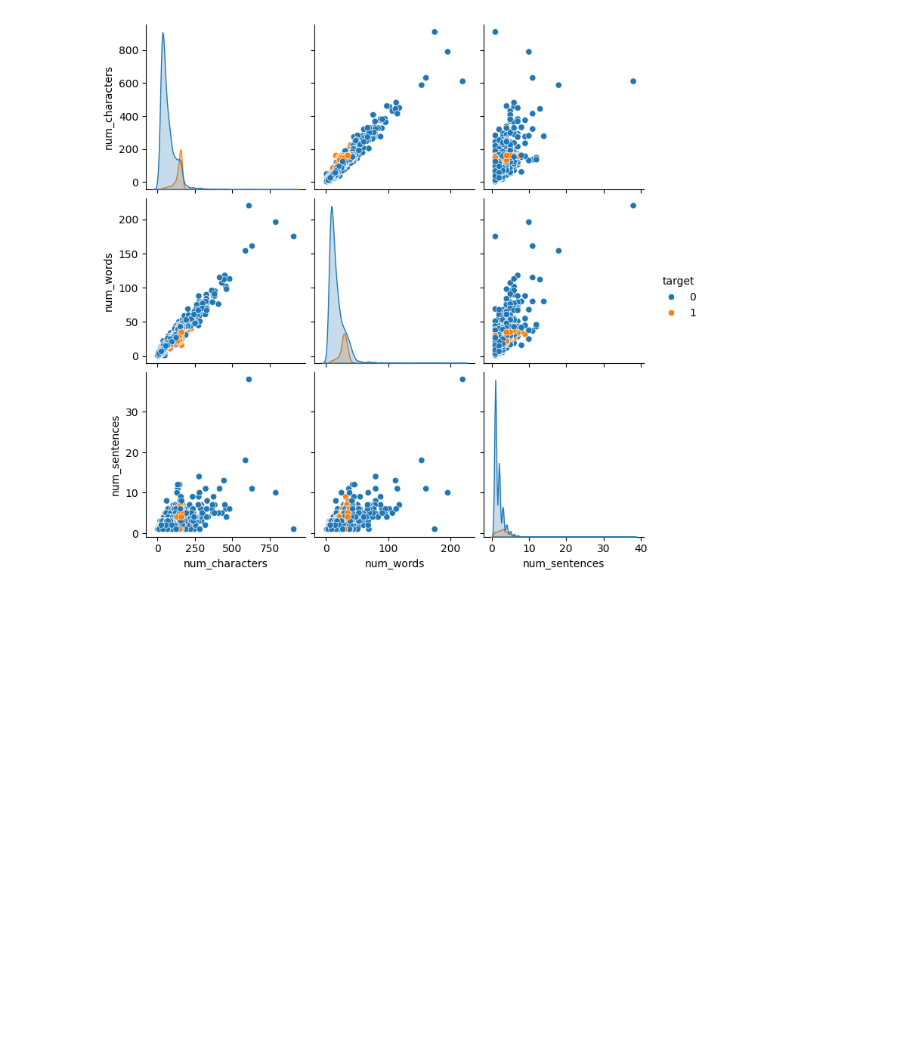
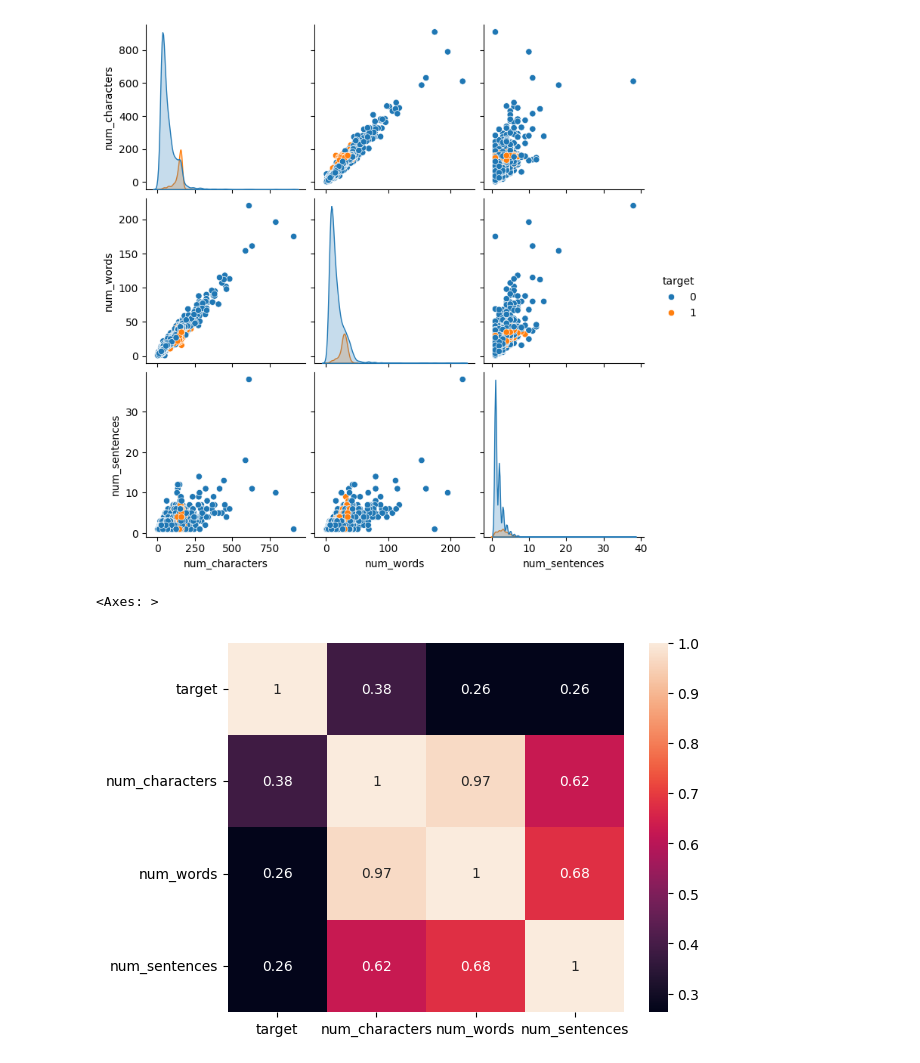
Before and after one commit to vikashkumarsingh21/SMS-Spam-Classifier, a Jupyter notebook: sms- spam-detection.ipynb, the cells around one changed output. Cells and saved outputs as stored; diff of their text form; code cells hidden in the pictures; blank space fills up the shorter version.

```diff
--- a/sms- spam-detection.ipynb
+++ b/sms- spam-detection.ipynb
@@ -270,3 +256,8 @@ sns.pairplot(df,hue='target')
 # %% [output]
 <seaborn.axisgrid.PairGrid at 0x...>
 [figure]
+# %%
+sns.heatmap(df.corr(numeric_only=True),annot = True)
+# %% [output]
+<Axes: >
+[figure, added]
```
Also changed, not shown: parts of 73 cells of this notebook, 4 other files.
